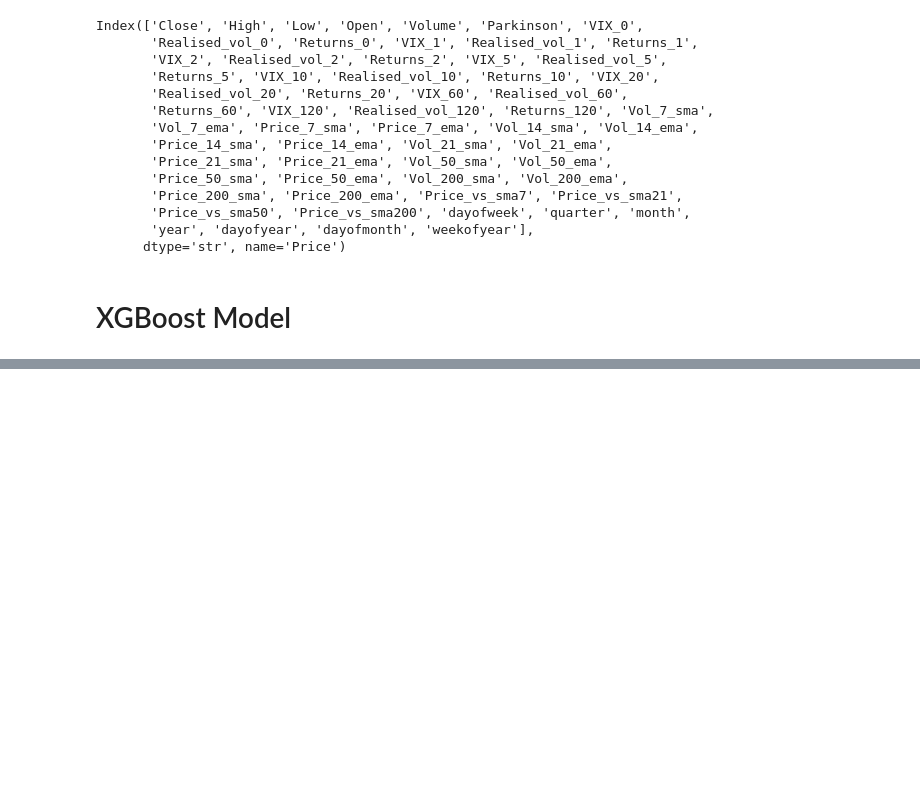
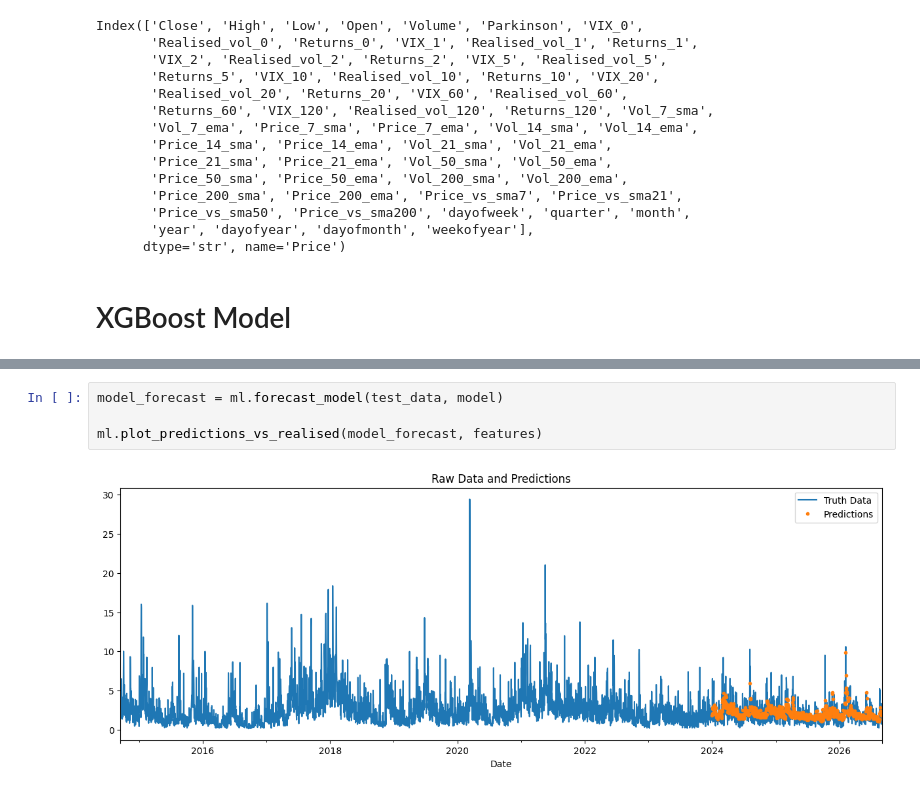
Before and after one commit to joshyspittle/Machine-Learning-Volatility, a Jupyter notebook: volatility_forecast.ipynb, the cells around one changed output, grey strips where cells are left out. Drawn from its saved outputs; the diff is of its cells as text; blank space fills up the shorter version.

```diff
--- a/volatility_forecast.ipynb
+++ b/volatility_forecast.ipynb
@@ -107,0 +146,6 @@ Index(['Close', 'High', 'Low', 'Open', 'Volume', 'Parkinson', 'VIX_0',
+# %%
+model_forecast = ml.forecast_model(test_data, model)
+
+ml.plot_predictions_vs_realised(model_forecast, features)
+# %% [output]
+[figure, added]
```
Also changed, not shown: parts of 3 cells of this notebook, 9 other files.
